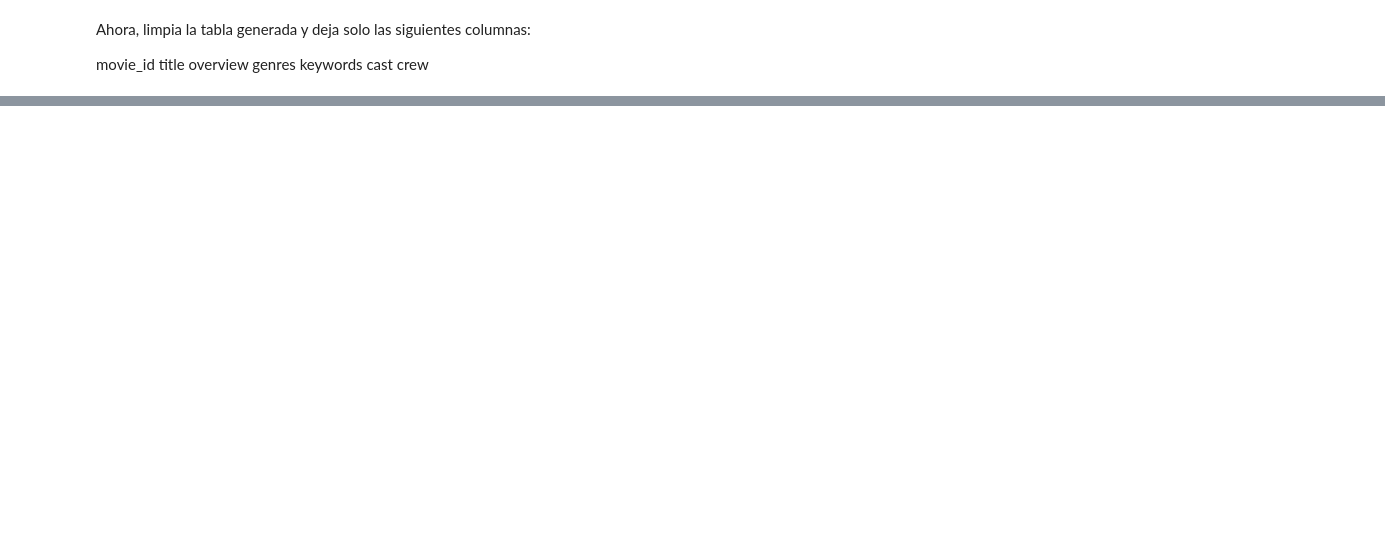
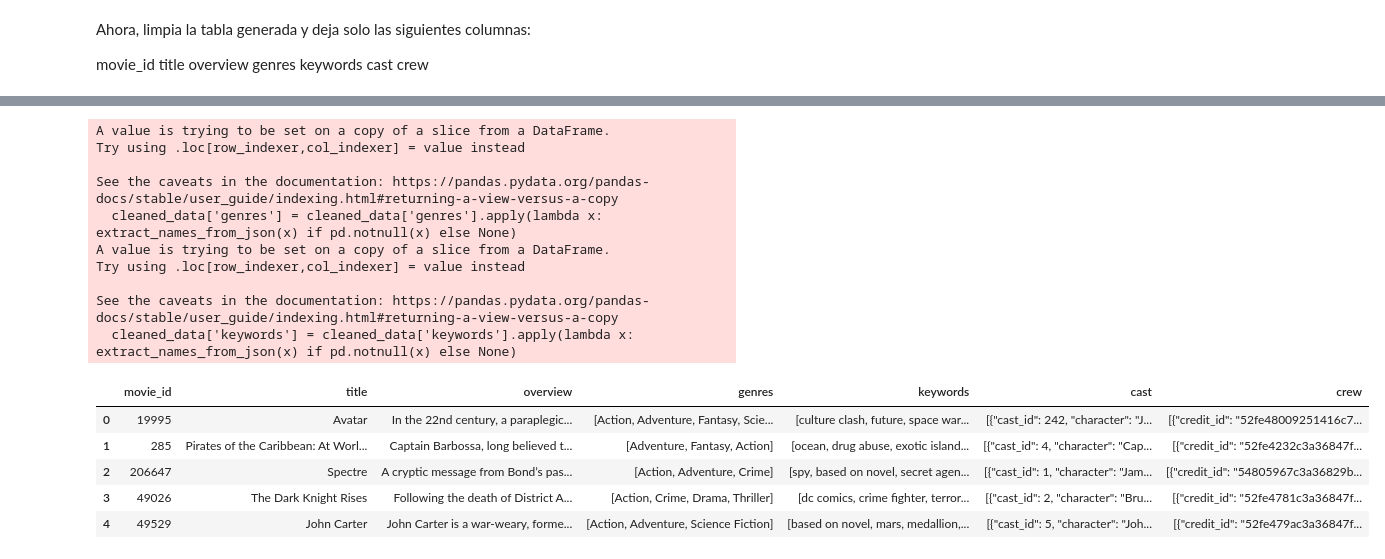
Before and after one commit to 4GeeksAcademy/KURGANOVA_VECINOS, a Jupyter notebook: src/explore.ipynb, the cells around one changed output, grey strips where cells are left out. Cells and saved outputs as stored; diff of their text form; code cells hidden in the pictures; blank space fills up the shorter version.

```diff
--- a/src/explore.ipynb
+++ b/src/explore.ipynb
@@ -149,0 +153,37 @@ crew
+# %%
+import pandas as pd
+import json
+
+# Suponiendo que las columnas JSON tienen nombres 'genres' y 'keywords'
+# Función para extraer solo el atributo 'name' de cada objeto en el JSON
+def extract_names_from_json(json_str):
+    try:
+        data = json.loads(json_str)
+        names = [item['name'] for item in data]
+        return names
+    except:
+        return None
+
+# Aplicar la función a las columnas correspondientes
+cleaned_data['genres'] = cleaned_data['genres'].apply(lambda x: extract_names_from_json(x) if pd.notnull(x) else None)
+cleaned_data['keywords'] = cleaned_data['keywords'].apply(lambda x: extract_names_from_json(x) if pd.notnull(x) else None)
+
+# Mostrar las primeras filas del DataFrame limpiado
+cleaned_data.head()
+# %% [output]
+A value is trying to be set on a copy of a slice from a DataFrame.
+Try using .loc[row_indexer,col_indexer] = value instead
+
+See the caveats in the documentation: https://pandas.pydata.org/pandas-docs/stable/user_guide/indexing.html#returning-a-view-versus-a-copy
+  cleaned_data['genres'] = cleaned_data['genres'].apply(lambda x: extract_names_from_json(x) if pd.notnull(x) else None)
+A value is trying to be set on a copy of a slice from a DataFrame.
+Try using .loc[row_indexer,col_indexer] = value instead
+
+See the caveats in the documentation: https://pandas.pydata.org/pandas-docs/stable/user_guide/indexing.html#returning-a-view-versus-a-copy
+  cleaned_data['keywords'] = cleaned_data['keywords'].apply(lambda x: extract_names_from_json(x) if pd.notnull(x) else None)
+|  | movie_id | title | overview | genres | keywords | cast | crew |
+| 0 | 19995 | Avatar | In the 22nd century, a paraplegic... | [Action, Adventure, Fantasy, Scie... | [culture clash, future, space war... | [{"cast_id": 242, "character": "J... | [{"credit_id": "52fe48009251416c7... |
+| 1 | 285 | Pirates of the Caribbean: At Worl... | Captain Barbossa, long believed t... | [Adventure, Fantasy, Action] | [ocean, drug abuse, exotic island... | [{"cast_id": 4, "character": "Cap... | [{"credit_id": "52fe4232c3a36847f... |
+| 2 | 206647 | Spectre | A cryptic message from Bond’s pas... | [Action, Adventure, Crime] | [spy, based on novel, secret agen... | [{"cast_id": 1, "character": "Jam... | [{"credit_id": "54805967c3a36829b... |
+| 3 | 49026 | The Dark Knight Rises | Following the death of District A... | [Action, Crime, Drama, Thriller] | [dc comics, crime fighter, terror... | [{"cast_id": 2, "character": "Bru... | [{"credit_id": "52fe4781c3a36847f... |
+| 4 | 49529 | John Carter | John Carter is a war-weary, forme... | [Action, Adventure, Science Fiction] | [based on novel, mars, medallion,... | [{"cast_id": 5, "character": "Joh... | [{"credit_id": "52fe479ac3a36847f... |
```
Also changed, not shown: parts of 9 cells of this notebook, 1 other file.
